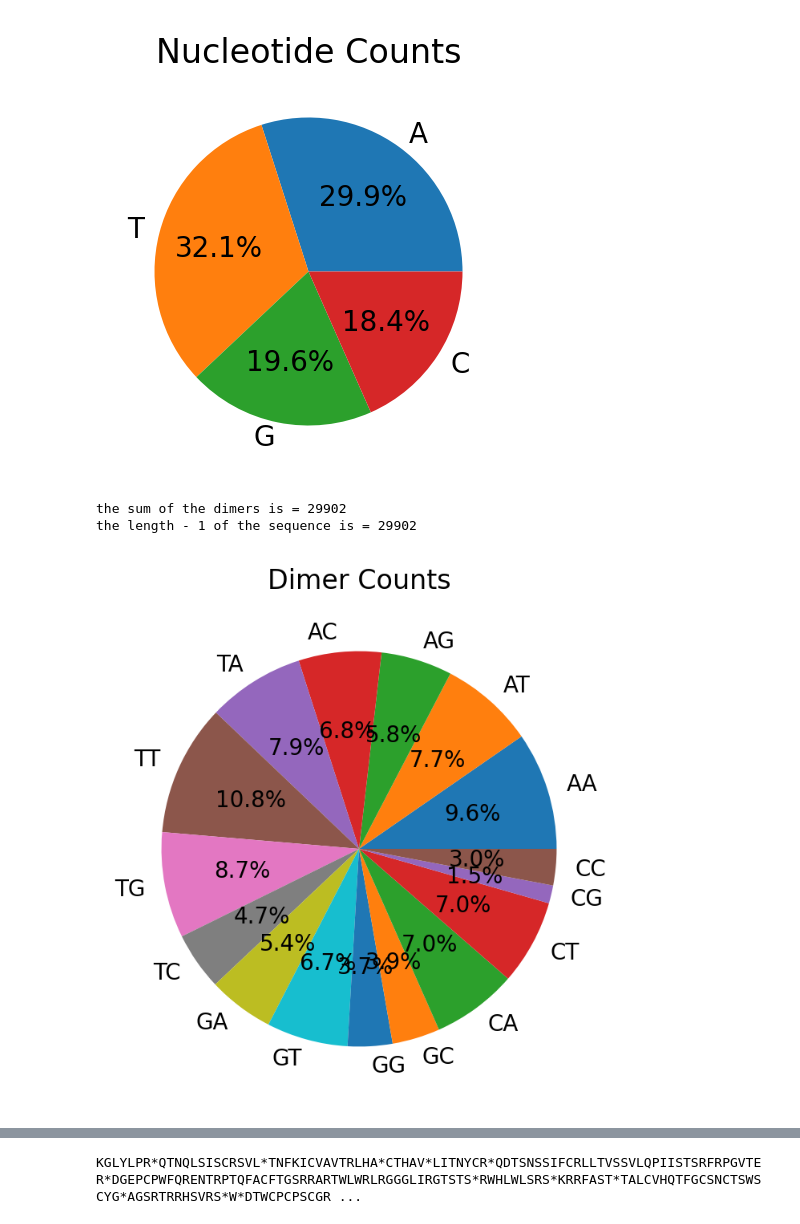
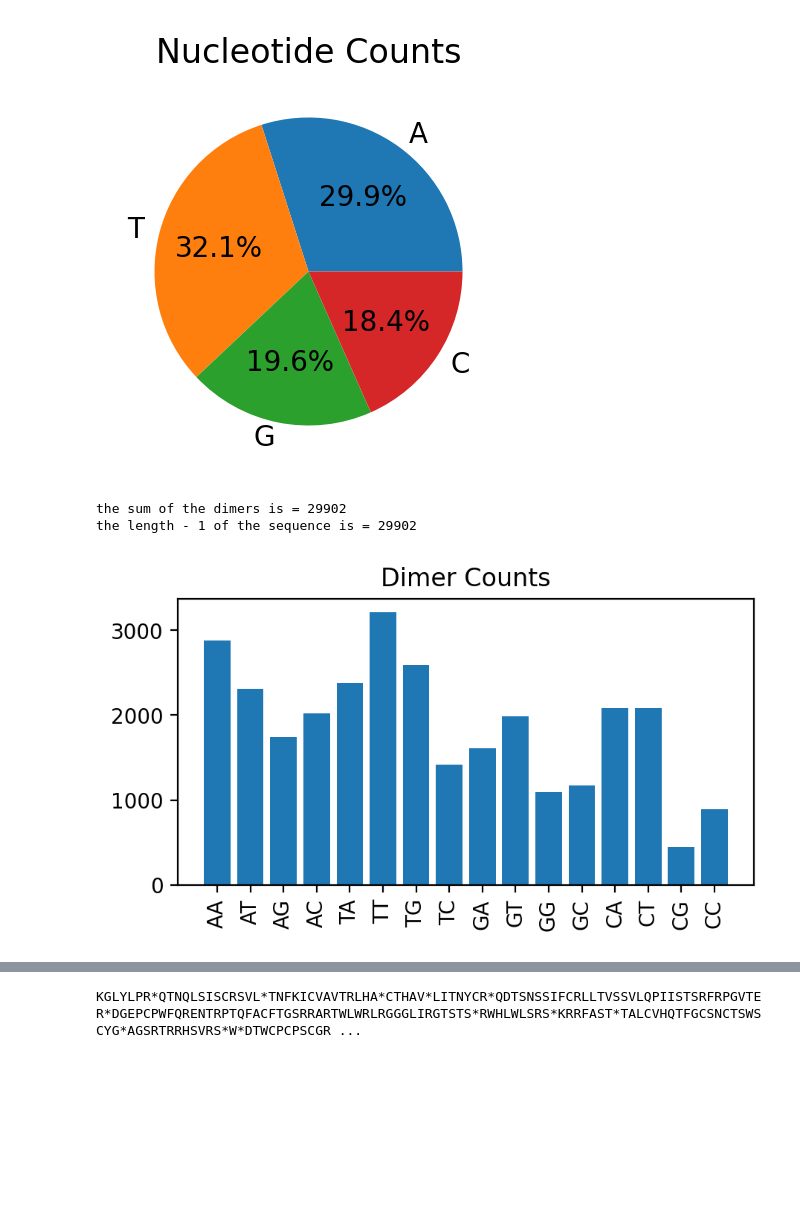
Before and after one commit to nlgrasso/480A5CourseMaterials, a Jupyter notebook: Module2-Bioinformatics/M2A_Getting_and_Annotating_Genomic_Sequences.ipynb, the cells around one changed output, grey strips where cells are left out. Cells and saved outputs as stored; diff of their text form; code cells hidden in the pictures; blank space fills up the shorter version.

```diff
--- a/Module2-Bioinformatics/M2A_Getting_and_Annotating_Genomic_Sequences.ipynb
+++ b/Module2-Bioinformatics/M2A_Getting_and_Annotating_Genomic_Sequences.ipynb
@@ -202,26 +247,27 @@ plt.show()
 # %% [output]
 [figure]
 # %%
-# Let's do the same thing, but for dimers:
+# Let's do the same thing, but fnow make a bar chart for the dimers
 neucleotides = 'ATGC'
 labels = []
 dimerDict = {}
 for i in range(4):
     for j in range(4):
         labels.append(neucleotides[i]+neucleotides[j])
         dimerDict[neucleotides[i]+neucleotides[j]] = 0
 for i in range(len(corona_virus.seq)-1):
     dimerDict[corona_virus.seq[i:i+2]] += 1
 
 # Check that the sum is correct
 print(f'the sum of the dimers is = {sum([dimerDict[i] for i in dimerDict])}')
 print(f'the length - 1 of the sequence is = {len(corona_virus.seq)-1}')
 
-plt.figure(figsize=(4, 4), dpi=200)
-plt.pie([dimerDict[i] for i in dimerDict], labels=[i for i in dimerDict], autopct='%1.1f%%')
+plt.figure(figsize=(5, 2.5), dpi=200)
+plt.bar(labels, [dimerDict[i] for i in dimerDict])
+plt.xticks(rotation=90)
 plt.title('Dimer Counts')
 plt.show()
 # %% [output]
 the sum of the dimers is = 29902
 the length - 1 of the sequence is = 29902
-[figure, old version]
+[figure, new version]
```
Also changed, not shown: parts of 30 cells of this notebook.
